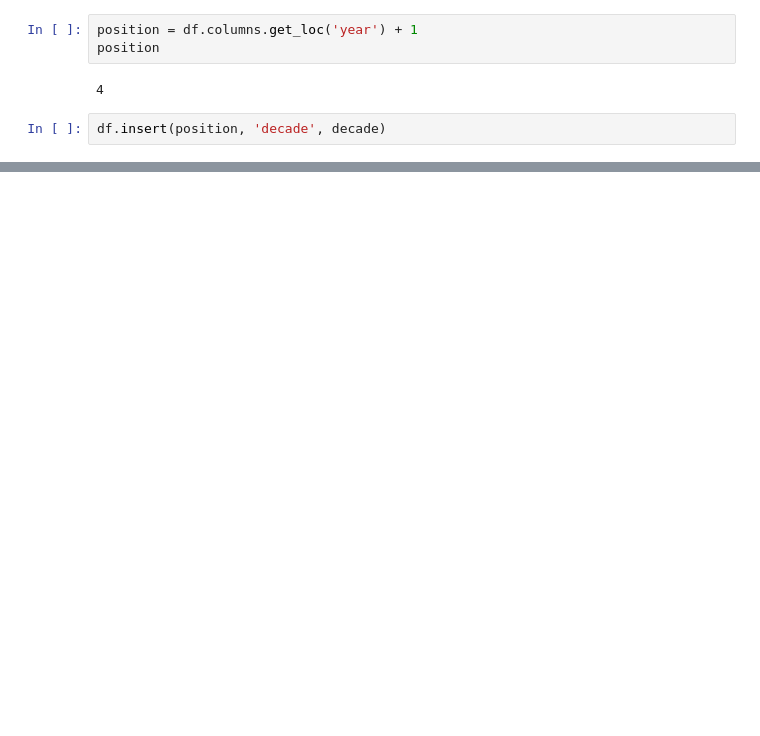
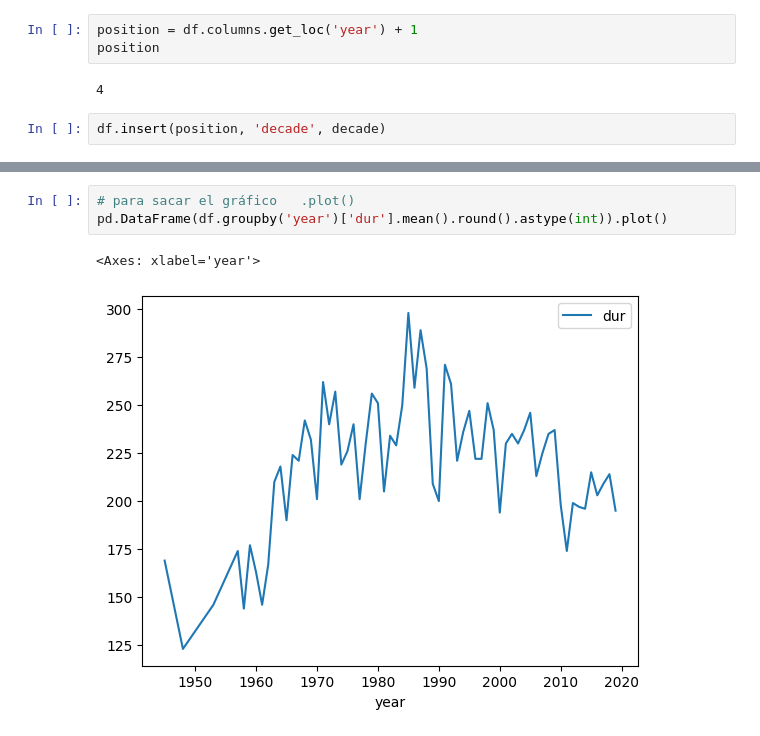
Before and after one commit to Angelbardon/curso-_analisis_angel_bardon, a Jupyter notebook: m4-pandas/spotify.ipynb, the cells around one changed output, grey strips where cells are left out. Cells and saved outputs as stored; diff of their text form; blank space fills up the shorter version.

```diff
--- a/m4-pandas/spotify.ipynb
+++ b/m4-pandas/spotify.ipynb
@@ -428,0 +455,6 @@ df.head()
+# %%
+# para sacar el gráfico   .plot()
+pd.DataFrame(df.groupby('year')['dur'].mean().round().astype(int)).plot()
+# %% [output]
+<Axes: xlabel='year'>
+[figure, added]
```
Also changed, not shown: parts of 12 cells of this notebook.
